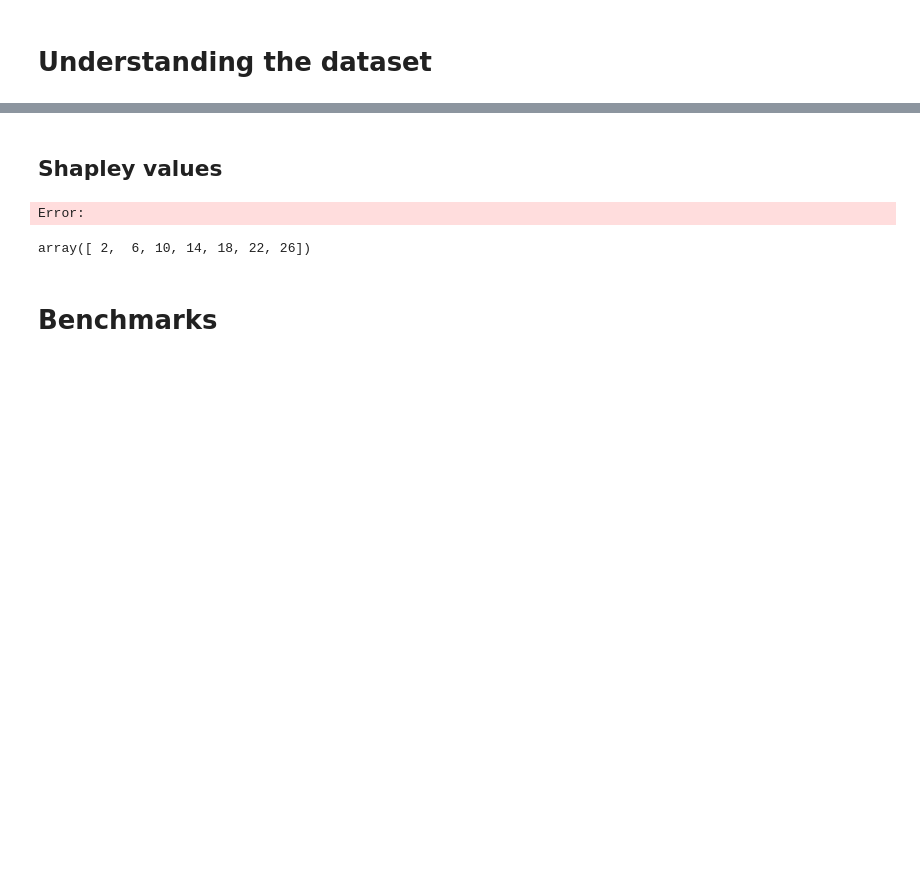
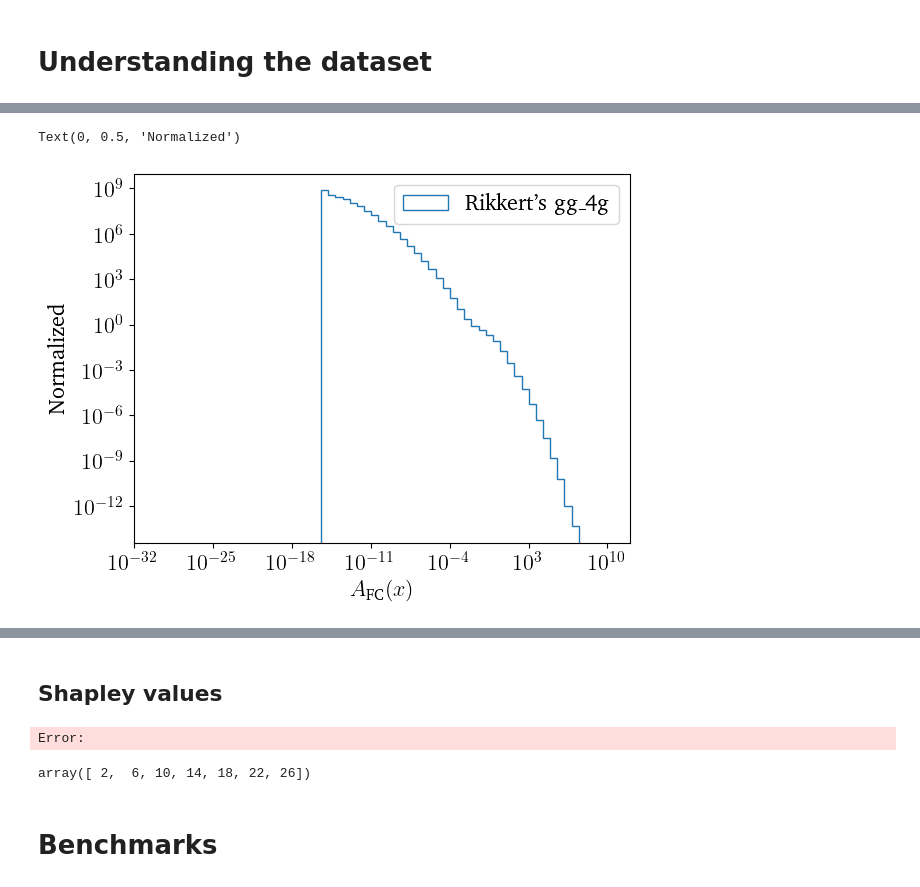
Before and after one commit to madgraph-ml/fastcolor, a Jupyter notebook: src/playground/plots_playground.ipynb, the cells around one changed output, grey strips where cells are left out. Drawn from its saved outputs; the diff is of its cells as text; code cells hidden in the pictures; blank space fills up the shorter version.

```diff
--- a/src/playground/plots_playground.ipynb
+++ b/src/playground/plots_playground.ipynb
@@ -1084,3 +1092,17 @@ Text(0, 0.5, 'Normalized')
+# %%
+bins = np.logspace(-30, 10, 64)
+# bins=np.linspace(-30, 10, 64)
+
+plt.hist(np.load("/remote/gpu02/marino/data/gg_ng/large/events_6_2_21_21_21_21_21_21_1_2_3_4_5_6.lhe.rwgt.npy")[...,-1], bins=bins, histtype="step", label=f"Rikkert's gg_4g", density=True)
+# plt.hist(np.load("/remote/gpu02/marino/data/gg_ng/gg2gggg.npy")[...,-1], bins=bins, histtype="step", label=f"Rambo gg_4g", density=True)
+plt.xscale("log")
+plt.yscale("log")
+plt.legend()
+plt.xlabel(r"$A_{\text{FC}}(x)$")
+plt.ylabel(r"Normalized")
+# %% [output]
+Text(0, 0.5, 'Normalized')
+[figure, added]
 # %%
 # bins = np.logspace(-30, 10, 64)
 
```
Also changed, not shown: parts of 6 cells of this notebook.
